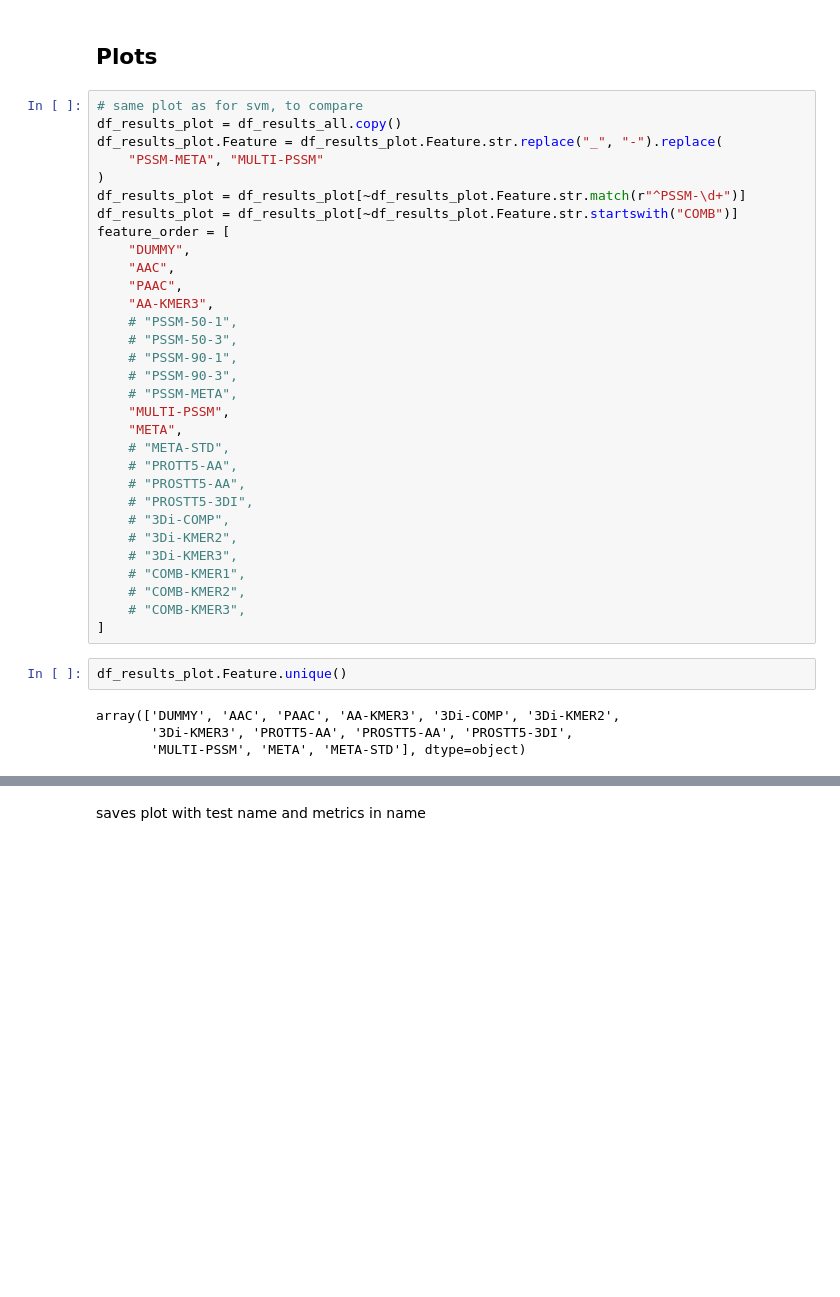
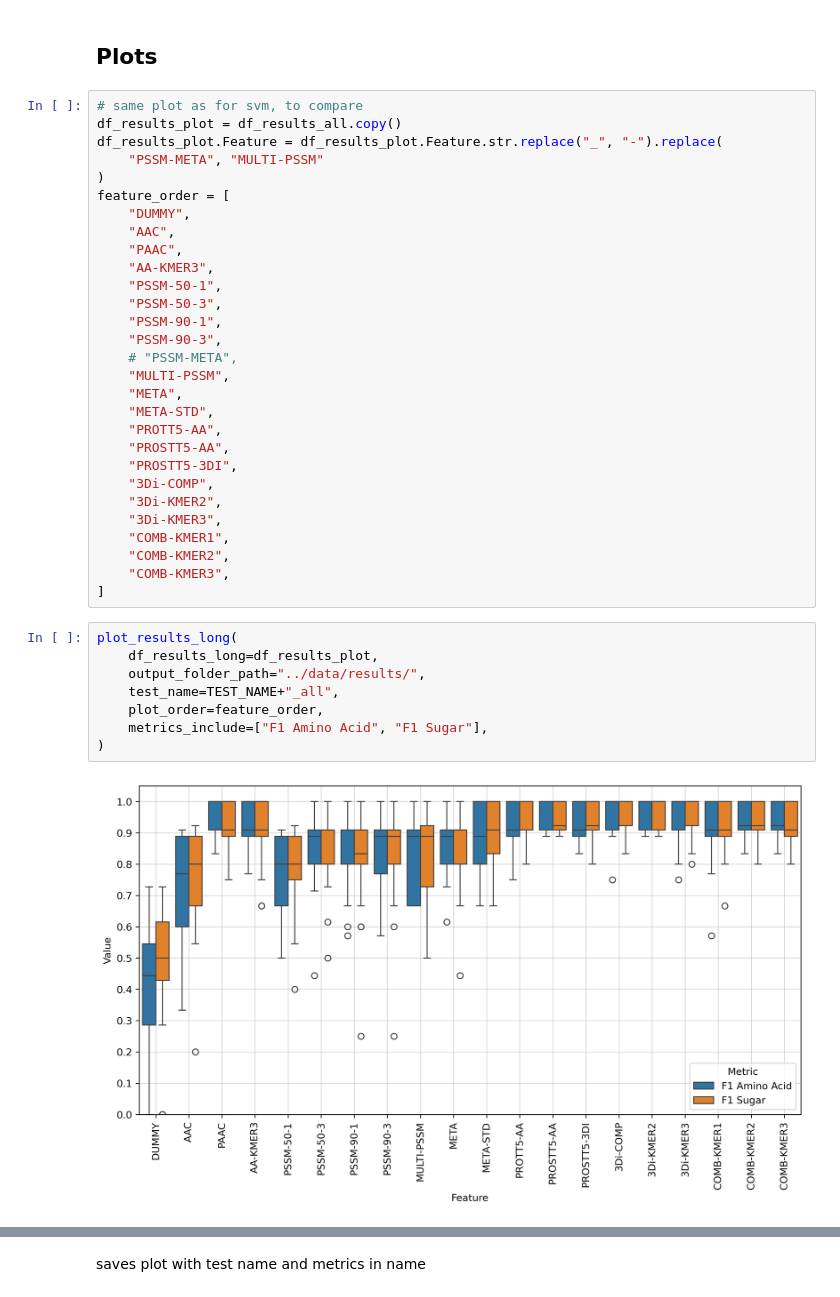
Before and after one commit to adenger/subpred_dl, a Jupyter notebook: notebooks/dnn_athaliana_sugaramino_full.ipynb, the cells around one changed output, grey strips where cells are left out. Cells and saved outputs as stored; diff of their text form; blank space fills up the shorter version.

```diff
--- a/notebooks/dnn_athaliana_sugaramino_full.ipynb
+++ b/notebooks/dnn_athaliana_sugaramino_full.ipynb
@@ -140,34 +118,36 @@ df_results_plot = df_results_all.copy()
 df_results_plot.Feature = df_results_plot.Feature.str.replace("_", "-").replace(
     "PSSM-META", "MULTI-PSSM"
 )
-df_results_plot = df_results_plot[~df_results_plot.Feature.str.match(r"^PSSM-\d+")]
-df_results_plot = df_results_plot[~df_results_plot.Feature.str.startswith("COMB")]
 feature_order = [
     "DUMMY",
     "AAC",
     "PAAC",
     "AA-KMER3",
-    # "PSSM-50-1",
-    # "PSSM-50-3",
-    # "PSSM-90-1",
-    # "PSSM-90-3",
+    "PSSM-50-1",
+    "PSSM-50-3",
+    "PSSM-90-1",
+    "PSSM-90-3",
     # "PSSM-META",
     "MULTI-PSSM",
     "META",
-    # "META-STD",
-    # "PROTT5-AA",
-    # "PROSTT5-AA",
-    # "PROSTT5-3DI",
-    # "3Di-COMP",
-    # "3Di-KMER2",
-    # "3Di-KMER3",
-    # "COMB-KMER1",
-    # "COMB-KMER2",
-    # "COMB-KMER3",
+    "META-STD",
+    "PROTT5-AA",
+    "PROSTT5-AA",
+    "PROSTT5-3DI",
+    "3Di-COMP",
+    "3Di-KMER2",
+    "3Di-KMER3",
+    "COMB-KMER1",
+    "COMB-KMER2",
+    "COMB-KMER3",
 ]
 # %%
-df_results_plot.Feature.unique()
+plot_results_long(
+    df_results_long=df_results_plot,
+    output_folder_path="../data/results/",
+    test_name=TEST_NAME+"_all",
+    plot_order=feature_order,
+    metrics_include=["F1 Amino Acid", "F1 Sugar"],
+)
 # %% [output]
-array(['DUMMY', 'AAC', 'PAAC', 'AA-KMER3', '3Di-COMP', '3Di-KMER2',
-       '3Di-KMER3', 'PROTT5-AA', 'PROSTT5-AA', 'PROSTT5-3DI',
-       'MULTI-PSSM', 'META', 'META-STD'], dtype=object)
+[figure, added]
```
Also changed, not shown: parts of 5 cells of this notebook.
